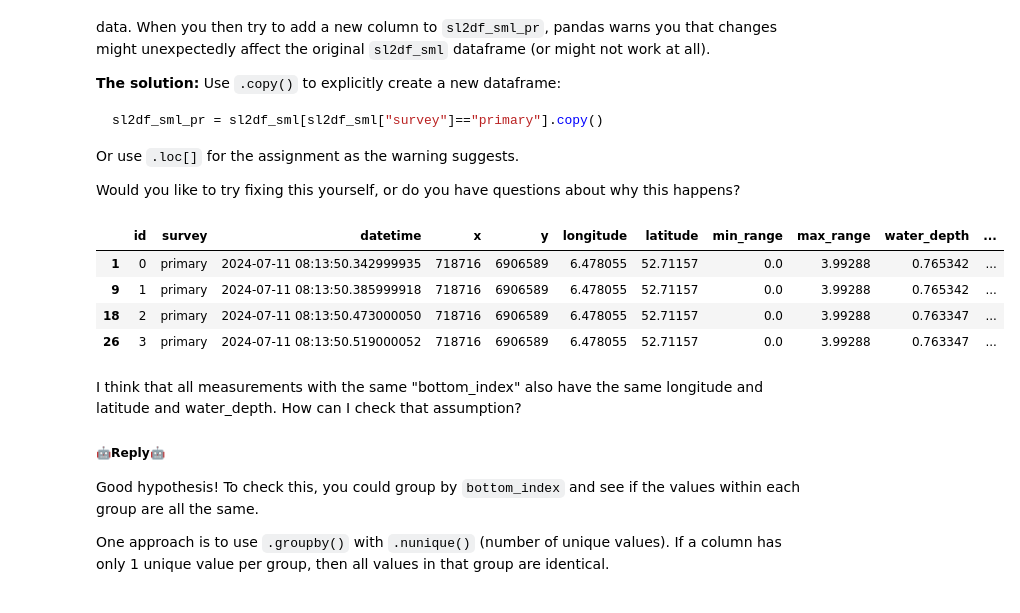
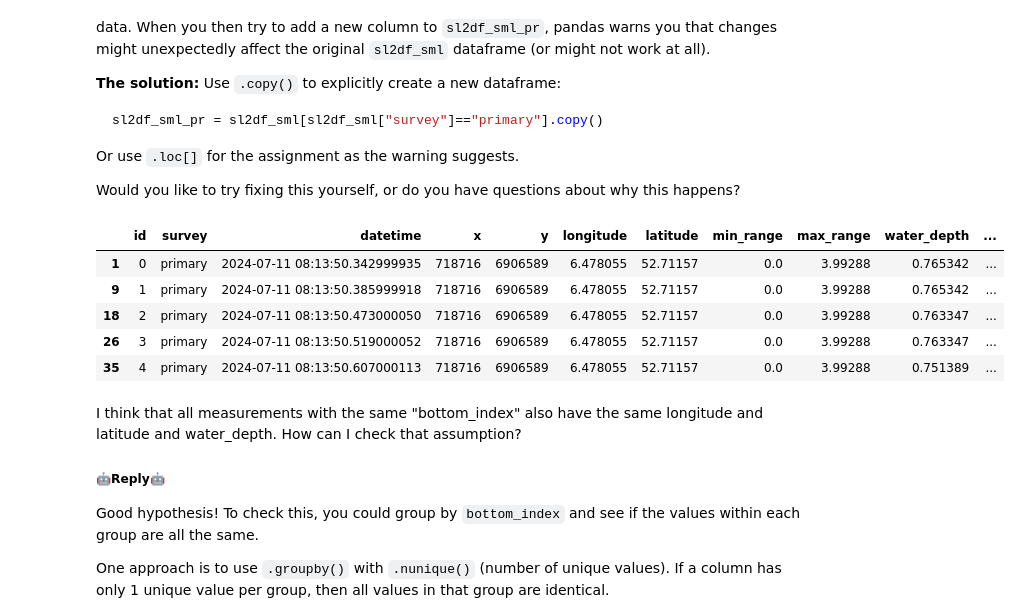
Before and after one commit to Hopsakee/sonar2csv_shape, a Jupyter notebook: nbs/00_core.ipynb, the cells around one changed output. Cells and saved outputs as stored; diff of their text form; code cells hidden in the pictures.

```diff
--- a/nbs/00_core.ipynb
+++ b/nbs/00_core.ipynb
@@ -296,16 +280,17 @@ def extract_height(
 # %%
-def sl2gdf(
+def slx2gdf(
     sl_filepath: Path, # The absolute location of the file to convert
     msrmnt_height: int, # Height of the measurement instrument at time of taking the measurements
     to_crs: str = "epsg:28992", # epsg code of crs to transform the coördinates to
-    survey_fltr: str = "primary", # Filter measurement facts on survey value
     )->gpd:
     "Convert a sl2 or sl3 file to a GeoDataFrame with the given crs."
     s = Sonar(str(sl_filepath))
     df = s.df
-    gdf = gpd.GeoDataFrame(df, geometry=geopandas.points_from_xy(df.longitude, df.latitude))
+    gdf = gpd.GeoDataFrame(df, geometry=gpd.points_from_xy(df.longitude, df.latitude))
     gdf = gdf.set_crs(epsg=4326)
     return gdf.to_crs(to_crs)
+# %%
+sl2_gdf = slx2gdf(sl2_f, 1823)
 # %%
 "water_depth" in gdf.columns
 # %% [output]
@@ -352,17 +345,18 @@ Or use `.loc[]` for the assignment as the warning suggests.
 
 Would you like to try fixing this yourself, or do you have questions about why this happens?
 # %%
-sl2df_sml_pr = sl2df_sml[sl2df_sml["survey"]=="primary"].copy()
+sl2_gdf_pr = sl2_gdf[sl2_gdf["survey"]=="primary"].copy()
 # %%
-sl2df_sml_pr['bottom_height'] = 12.53/100 - sl2df_sml_pr['water_depth']
+sl2_gdf_pr['bottom_height'] = 12.53/100 - sl2_gdf_pr['water_depth']
 # %%
-sl2df_sml_pr.head()
+sl2_gdf_pr.head()
 # %% [output]
 |  | id | survey | datetime | x | y | longitude | latitude | min_range | max_range | water_depth | ... |
 | 1 | 0 | primary | 2024-07-11 08:13:50.342999935 | 718716 | 6906589 | 6.478055 | 52.71157 | 0.0 | 3.99288 | 0.765342 | ... |
 | 9 | 1 | primary | 2024-07-11 08:13:50.385999918 | 718716 | 6906589 | 6.478055 | 52.71157 | 0.0 | 3.99288 | 0.765342 | ... |
 | 18 | 2 | primary | 2024-07-11 08:13:50.473000050 | 718716 | 6906589 | 6.478055 | 52.71157 | 0.0 | 3.99288 | 0.763347 | ... |
 | 26 | 3 | primary | 2024-07-11 08:13:50.519000052 | 718716 | 6906589 | 6.478055 | 52.71157 | 0.0 | 3.99288 | 0.763347 | ... |
+| 35 | 4 | primary | 2024-07-11 08:13:50.607000113 | 718716 | 6906589 | 6.478055 | 52.71157 | 0.0 | 3.99288 | 0.751389 | ... |
 # %% [markdown]
 I think that all measurements with the same "bottom_index" also have the same longitude and latitude and water_depth. How can I check that assumption?
 
```
Also changed, not shown: parts of 34 cells of this notebook.
